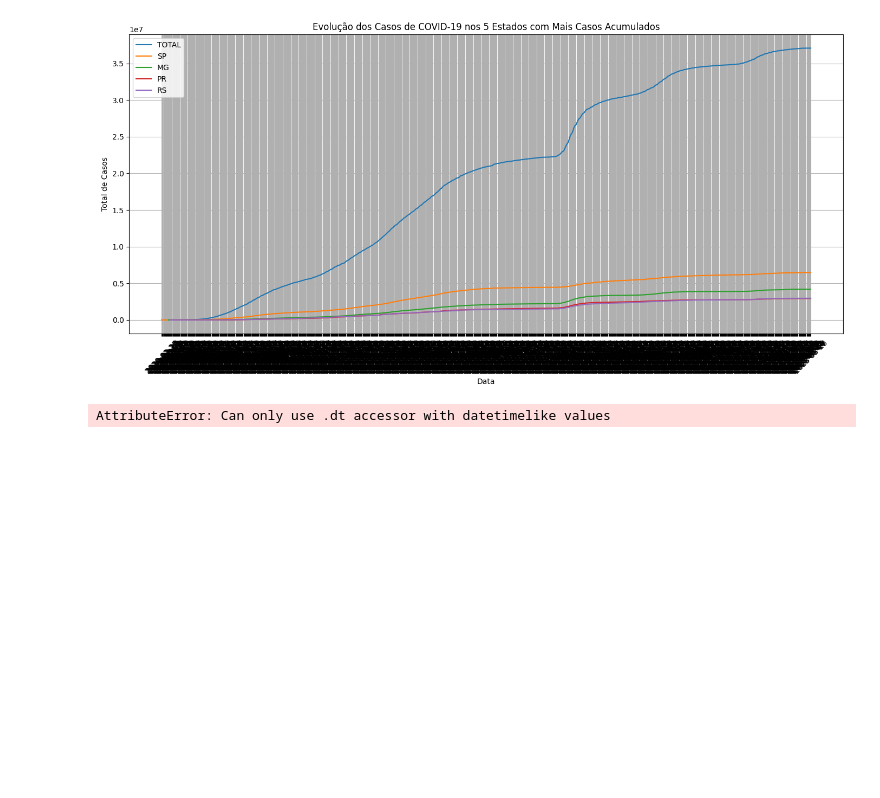
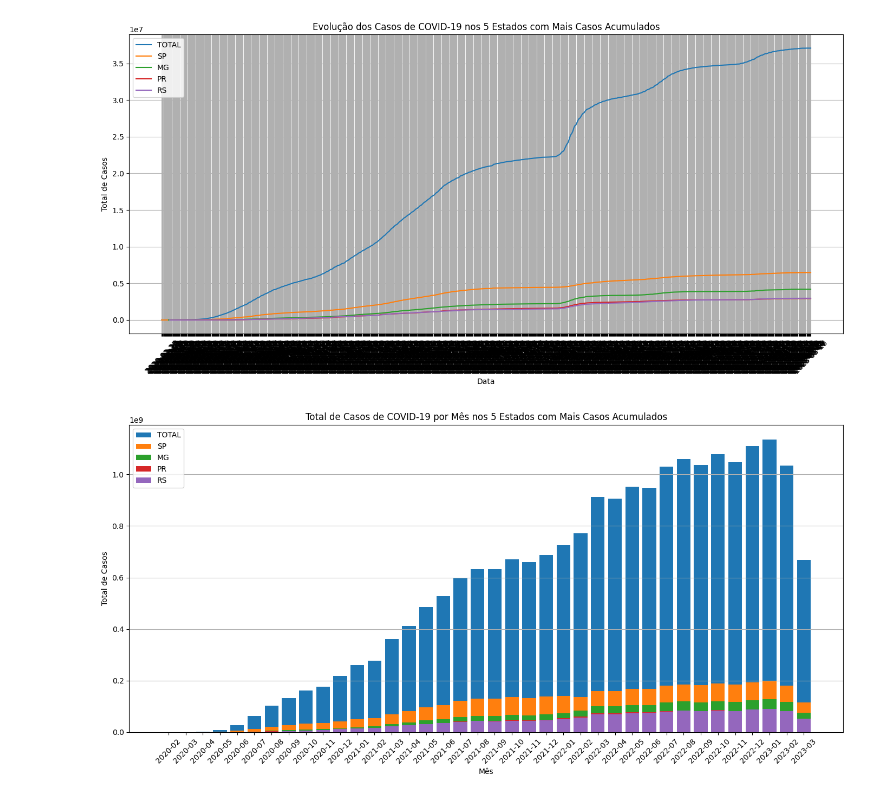
Before and after one commit to Henrike-PB/gc-python-2024, a Jupyter notebook: aula_08/Exercício 21/exercicio_21.ipynb, the cells around one changed output. Cells and saved outputs as stored; diff of their text form; code cells hidden in the pictures; blank space fills up the shorter version.

```diff
--- a/aula_08/Exercício 21/exercicio_21.ipynb
+++ b/aula_08/Exercício 21/exercicio_21.ipynb
@@ -359,23 +357,27 @@ plt.show()
 # %% [output]
 [figure]
 # %%
+
+# Converter a coluna 'date' para o formato datetime
+df_brasil_cases['date'] = pd.to_datetime(df_brasil_cases['date'])
+
 # Agrupar por mês para ver a evolução em períodos
 df_brasil_cases['month'] = df_brasil_cases['date'].dt.to_period('M')
 monthly_cases = df_brasil_cases[df_brasil_cases['state'].isin(states_to_plot)].groupby(['month', 'state']).agg({'totalCases': 'sum'}).reset_index()
 
 # Criar um gráfico de barras
 plt.figure(figsize=(14, 7))
 for state in states_to_plot:
     subset = monthly_cases[monthly_cases['state'] == state]
     plt.bar(subset['month'].astype(str), subset['totalCases'], label=state)
 
 plt.title('Total de Casos de COVID-19 por Mês nos 5 Estados com Mais Casos Acumulados')
 plt.xlabel('Mês')
 plt.ylabel('Total de Casos')
 plt.xticks(rotation=45)
 plt.legend()
 plt.grid(axis='y')
 plt.tight_layout()
 plt.show()
 # %% [output]
-AttributeError: Can only use .dt accessor with datetimelike values
+[figure, added]
```
Also changed, not shown: parts of 1 cell of this notebook, 11 other files.
